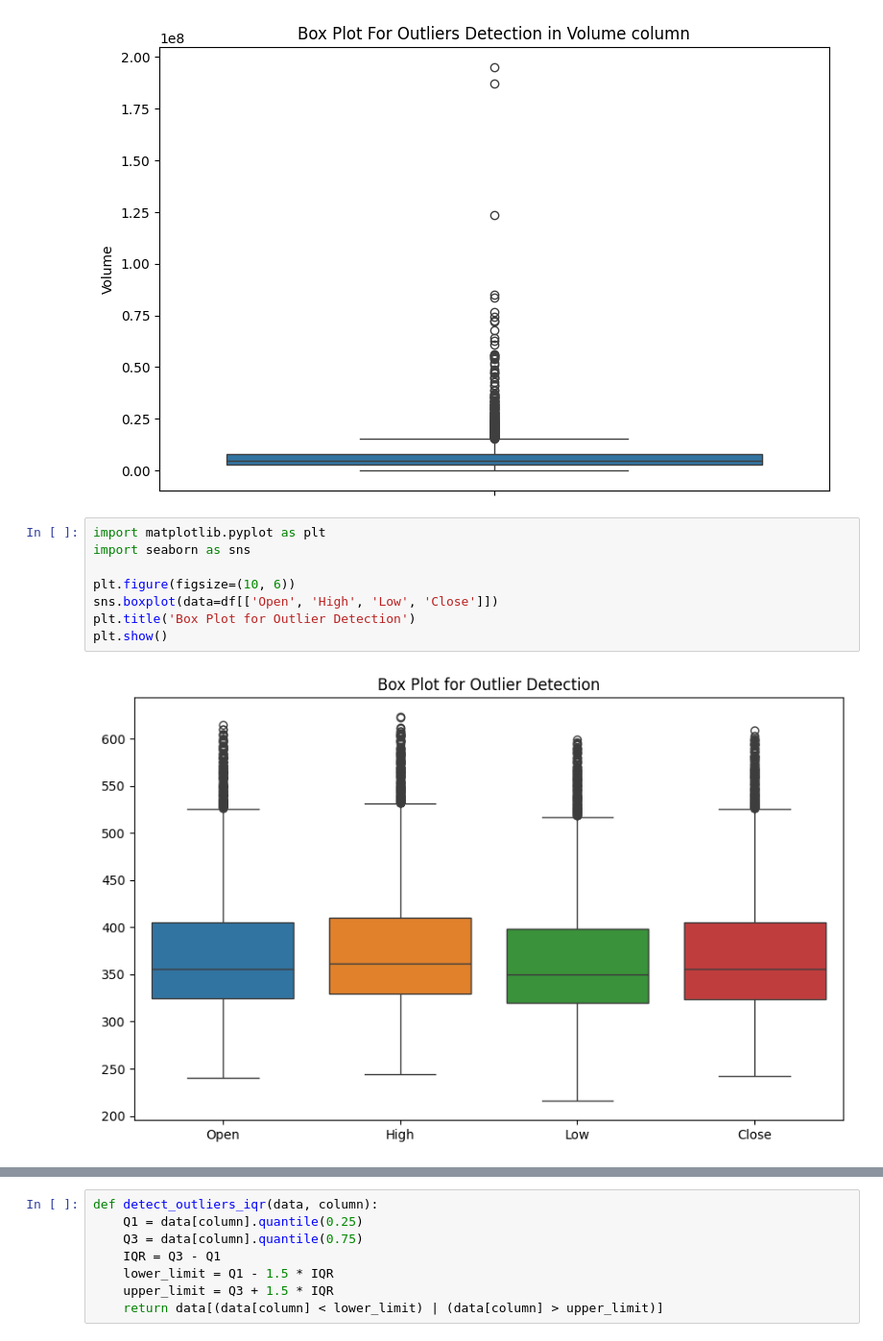
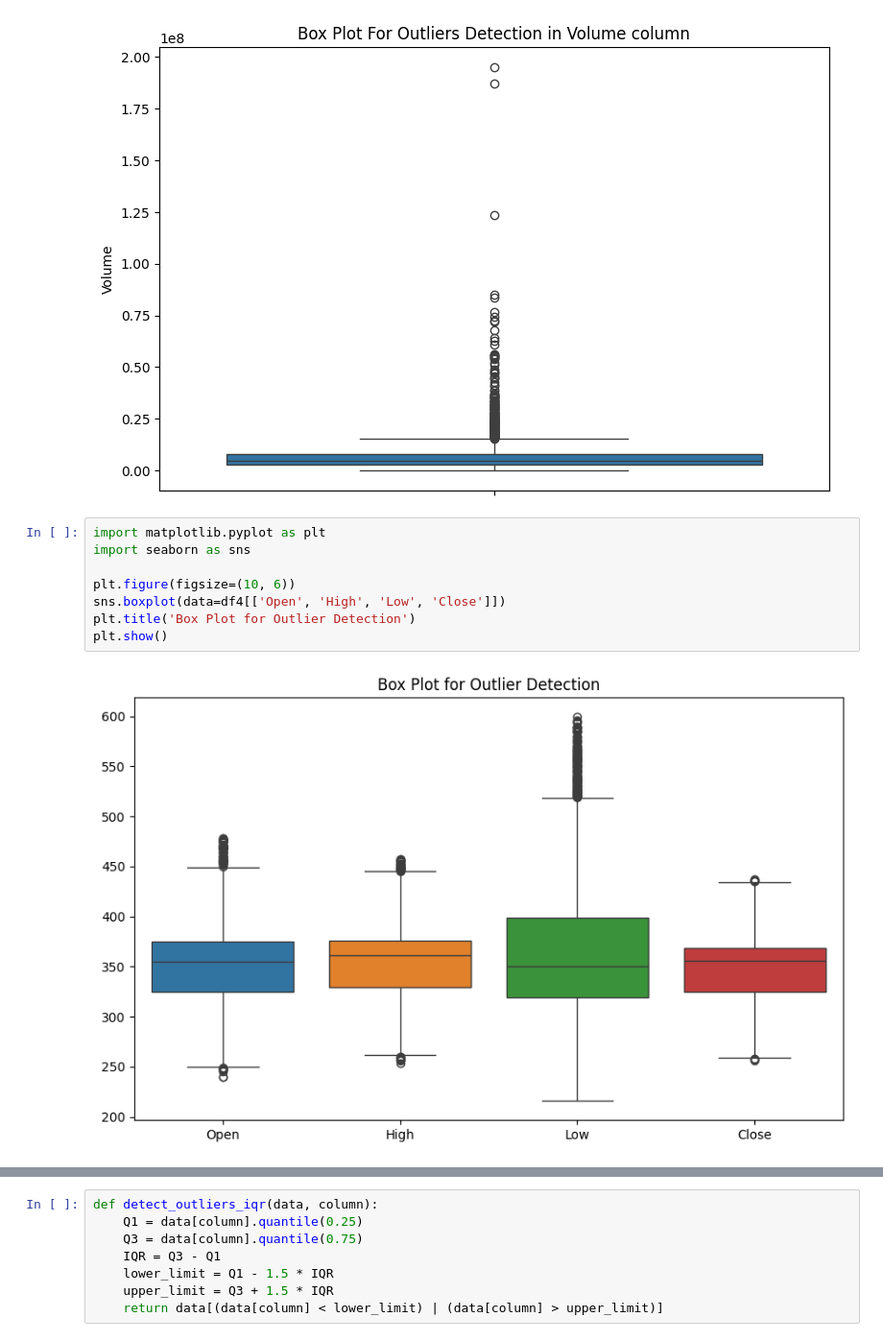
Before and after one commit to Madhavshharma/Bharti-Airtel-Stock-Price-Prediction, a Jupyter notebook: modeling.ipynb, the cells around one changed output, grey strips where cells are left out. Shown at 96% size. Drawn from its saved outputs; the diff is of its cells as text.

```diff
--- a/modeling.ipynb
+++ b/modeling.ipynb
@@ -352,10 +354,10 @@ for i in Box_columns:
 # %%
 import matplotlib.pyplot as plt
 import seaborn as sns
 
 plt.figure(figsize=(10, 6))
-sns.boxplot(data=df[['Open', 'High', 'Low', 'Close']])
+sns.boxplot(data=df4[['Open', 'High', 'Low', 'Close']])
 plt.title('Box Plot for Outlier Detection')
 plt.show()
 # %% [output]
-[figure, old version]
+[figure, new version]
```
Also changed, not shown: parts of 37 cells of this notebook, 1 other file.
